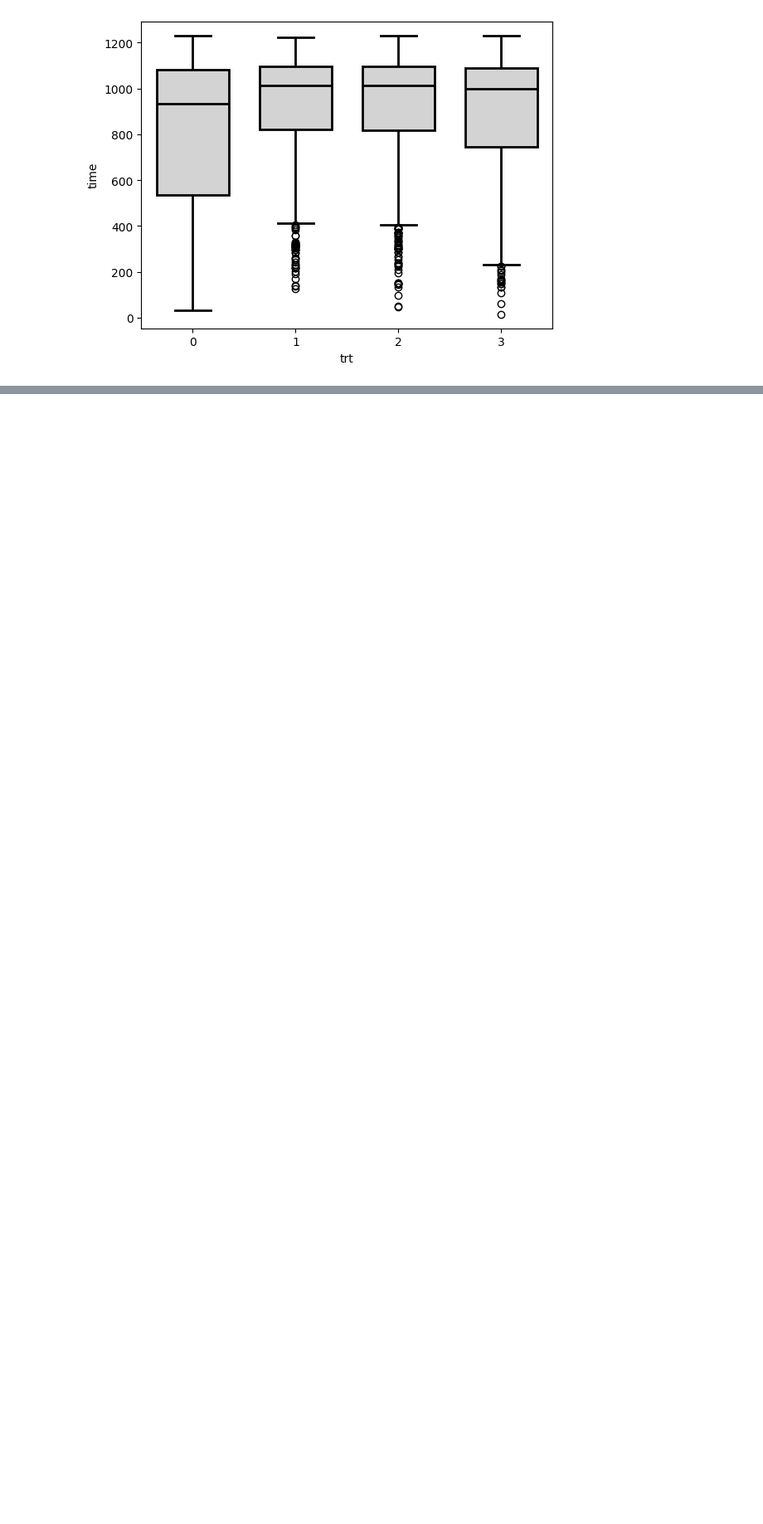
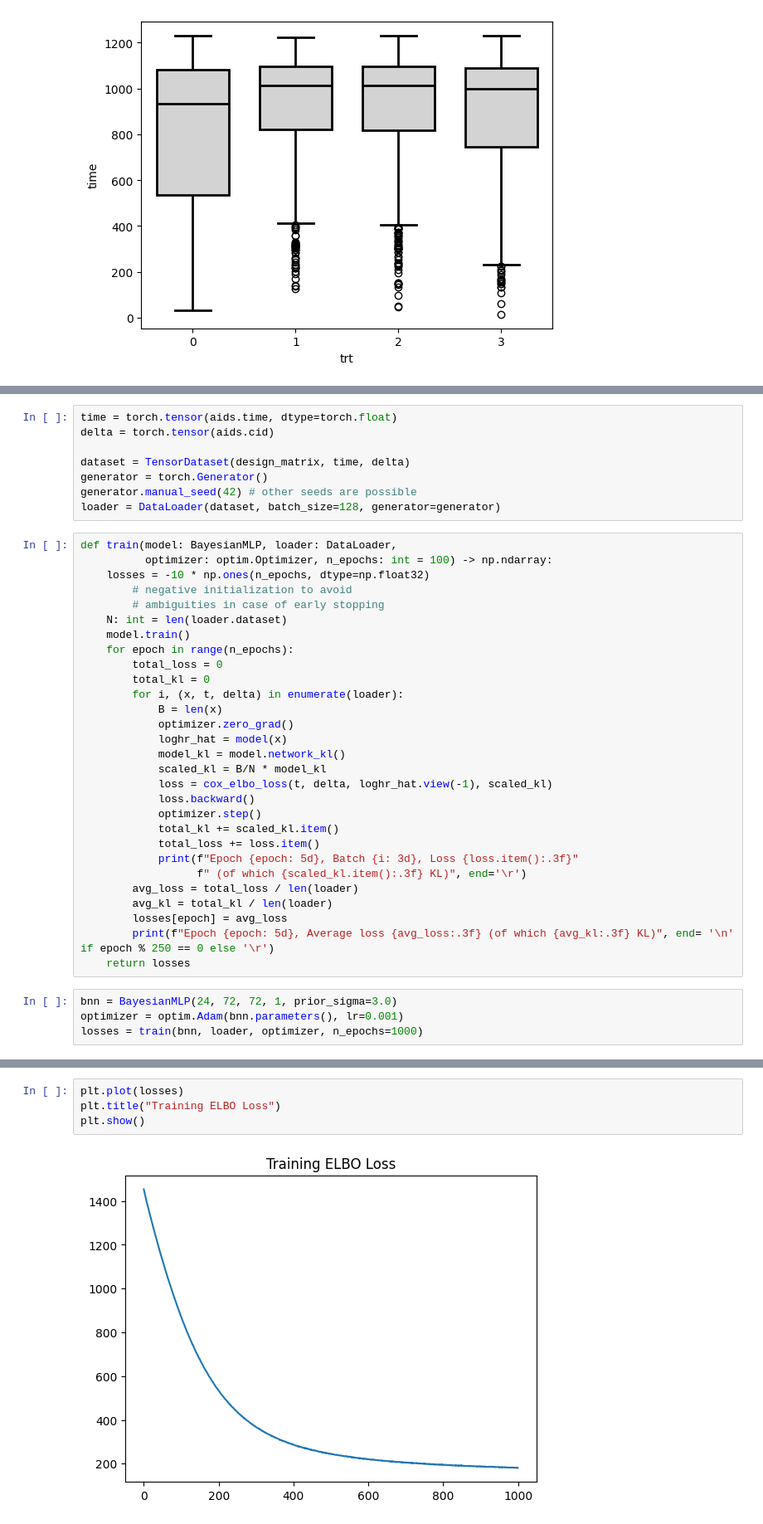
Before and after one commit to GioZd/Cox-BNN, a Jupyter notebook: cox-bnn.ipynb, the cells around one changed output, grey strips where cells are left out. Shown at 83% size. Saved outputs shown, nothing was run; the diff lists cells and outputs as text; blank space fills up the shorter version.

```diff
--- a/cox-bnn.ipynb
+++ b/cox-bnn.ipynb
@@ -67,0 +458,41 @@ plt.show()
+# %%
+time = torch.tensor(aids.time, dtype=torch.float)
+delta = torch.tensor(aids.cid)
+
+dataset = TensorDataset(design_matrix, time, delta)
+generator = torch.Generator()
+generator.manual_seed(42) # other seeds are possible
+loader = DataLoader(dataset, batch_size=128, generator=generator)
+# %%
+def train(model: BayesianMLP, loader: DataLoader,
+          optimizer: optim.Optimizer, n_epochs: int = 100) -> np.ndarray:
+    losses = -10 * np.ones(n_epochs, dtype=np.float32)
+        # negative initialization to avoid
+        # ambiguities in case of early stopping
+    N: int = len(loader.dataset)
+    model.train()
+    for epoch in range(n_epochs):
+        total_loss = 0
+        total_kl = 0
+        for i, (x, t, delta) in enumerate(loader):
+            B = len(x)
+            optimizer.zero_grad()
+            loghr_hat = model(x)
+            model_kl = model.network_kl()
+            scaled_kl = B/N * model_kl
+            loss = cox_elbo_loss(t, delta, loghr_hat.view(-1), scaled_kl)
+            loss.backward()
+            optimizer.step()
+            total_kl += scaled_kl.item()
+            total_loss += loss.item()
+            print(f"Epoch {epoch: 5d}, Batch {i: 3d}, Loss {loss.item():.3f}"
+                  f" (of which {scaled_kl.item():.3f} KL)", end='\r')
+        avg_loss = total_loss / len(loader)
+        avg_kl = total_kl / len(loader)
+        losses[epoch] = avg_loss
+        print(f"Epoch {epoch: 5d}, Average loss {avg_loss:.3f} (of which {avg_kl:.3f} KL)", end= '\n' if epoch % 250 == 0 else '\r')
+    return losses
+# %%
+bnn = BayesianMLP(24, 72, 72, 1, prior_sigma=3.0)
+optimizer = optim.Adam(bnn.parameters(), lr=0.001)
+losses = train(bnn, loader, optimizer, n_epochs=1000)
@@ -67,0 +505,6 @@ plt.show()
+# %%
+plt.plot(losses)
+plt.title("Training ELBO Loss")
+plt.show()
+# %% [output]
+[figure, added]
```
Also changed, not shown: parts of 24 cells of this notebook, 3 other files.
